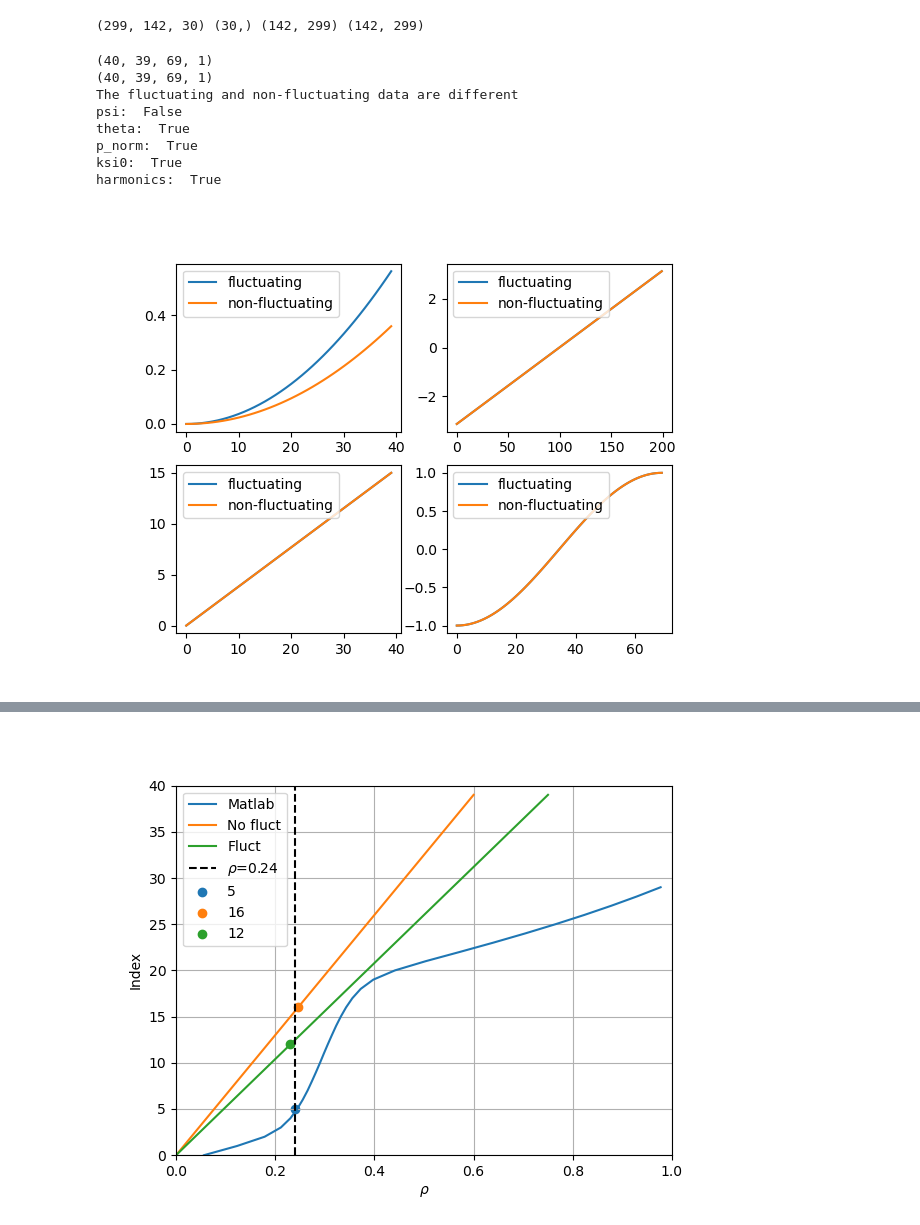
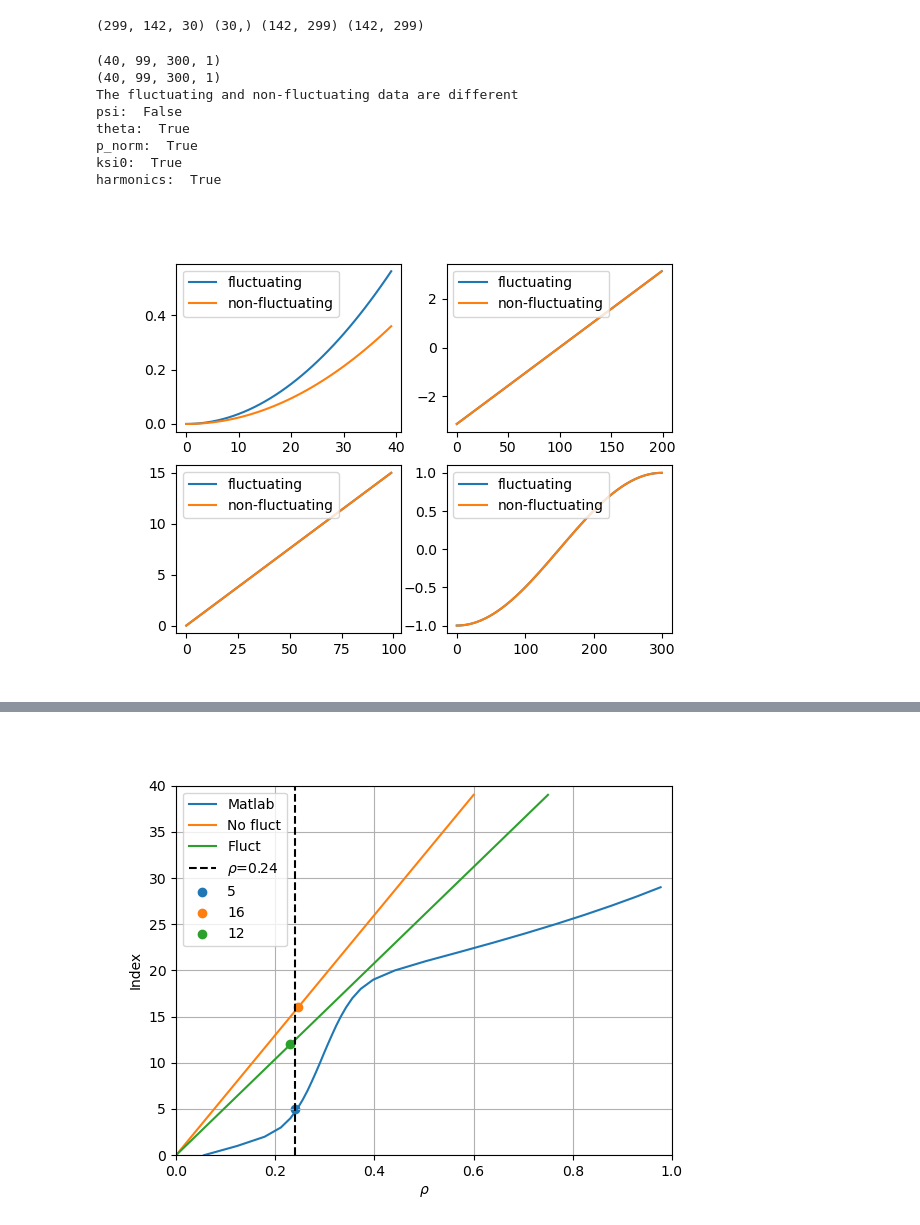
Before and after one commit to EwoutDevlaminck/WKBacca_QL, a Jupyter notebook: Analysis_comp.ipynb, the cells around one changed output, grey strips where cells are left out. Drawn from its saved outputs; the diff is of its cells as text; code cells hidden in the pictures.

```diff
--- a/Analysis_comp.ipynb
+++ b/Analysis_comp.ipynb
@@ -89,7 +89,7 @@ file2 = h5py.File(filename2, 'r')
 # Read the data
 
 # Select the wanted grid
-grid = 'hh'
+grid = 'hw'
 dataname = 'DRF0_' + grid
 
 DRF0_nofluct = file1[dataname][()]
@@ -147,33 +147,33 @@ else:
 if grid == 'wh':
     p_norm = p_norm
     ksi0 = 0.5 * (ksi0[1:] + ksi0[:-1])
     Trapksi0_nofluct = file1['Trapksi0_h'][()]
     Trapksi0_fluct = file2['Trapksi0_h'][()]
 elif grid == 'hh':
     p_norm = 0.5 * (p_norm[1:] + p_norm[:-1])
     ksi0 = 0.5 * (ksi0[1:] + ksi0[:-1])
     Trapksi0_nofluct = file1['Trapksi0_h'][()]
     Trapksi0_fluct = file2['Trapksi0_h'][()]
 else:
     p_norm = 0.5 * (p_norm[1:] + p_norm[:-1])
     ksi0 = ksi0
     Trapksi0_nofluct = file1['Trapksi0_w'][()]
     Trapksi0_fluct = file2['Trapksi0_w'][()]
 
 p_max = np.max(p_norm)
 rho_max_nofl = np.max(np.sqrt(psi))
 rho_max_fluct = np.max(np.sqrt(psi_fluct))
 
 
 h5py.File.close(file1)
 h5py.File.close(file2)
 # %% [output]
-(40, 39, 69, 1)
-(40, 39, 69, 1)
+(40, 99, 300, 1)
+(40, 99, 300, 1)
 The fluctuating and non-fluctuating data are different
 psi:  False
 theta:  True
 p_norm:  True
 ksi0:  True
 harmonics:  True
-[figure, old version]
+[figure, new version]
```
Also changed, not shown: parts of 12 cells of this notebook, 1 other file.
